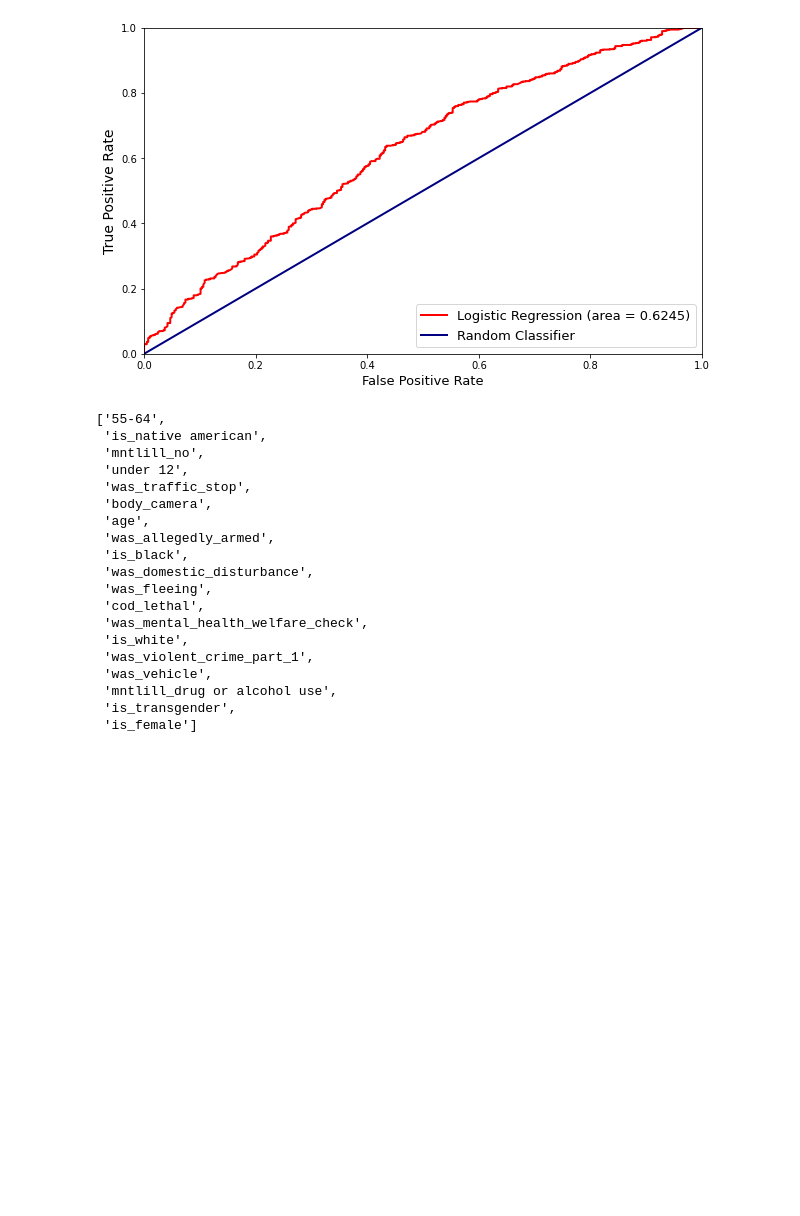
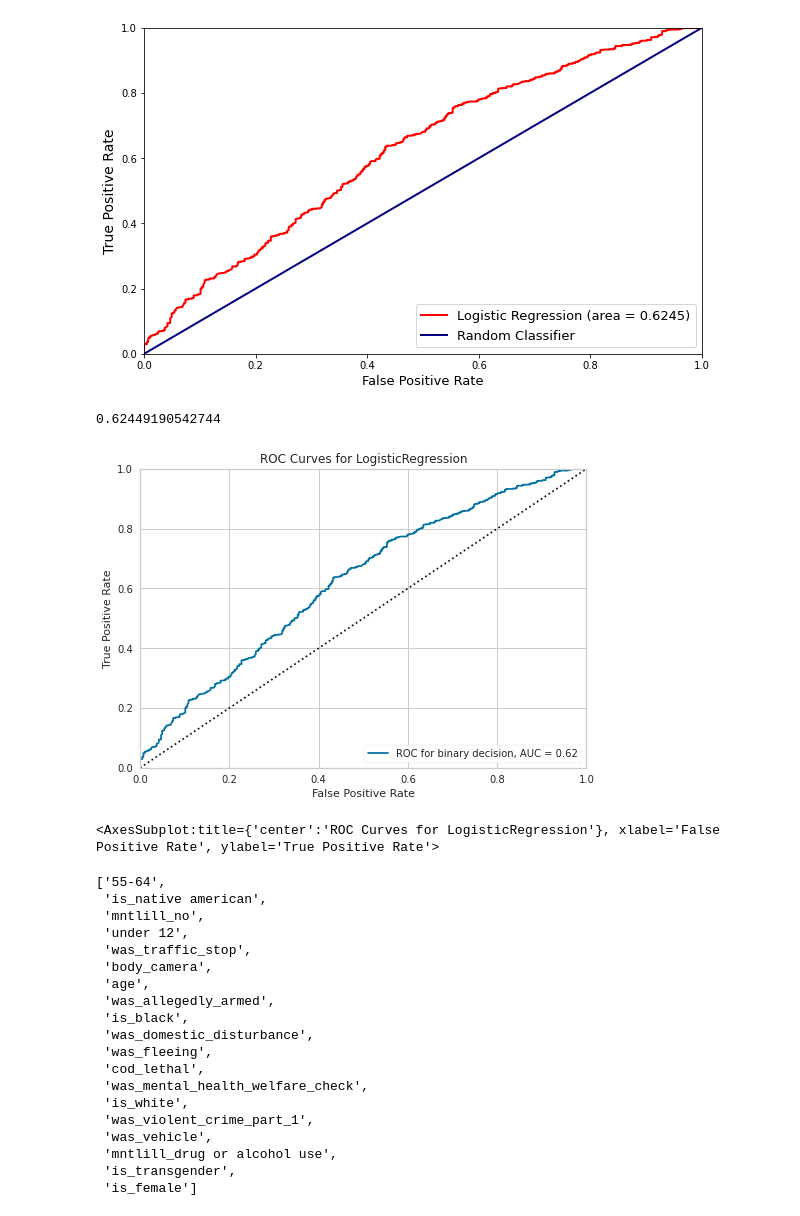
Before and after one commit to MG-Squared/americas_blues, a Jupyter notebook: iteration_one/iter001final_logit.ipynb, the cells around one changed output. Cells and saved outputs as stored; diff of their text form; code cells hidden in the pictures; blank space fills up the shorter version.

```diff
--- a/iteration_one/iter001final_logit.ipynb
+++ b/iteration_one/iter001final_logit.ipynb
@@ -1259,6 +1237,24 @@ plt.legend(loc='lower right', fontsize=13)
 plt.show()
 # %% [output]
 [figure]
+# %%
+roc_auc_score(y_test, y_pred)
+# %% [output]
+0.62449190542744
+# %%
+from yellowbrick.classifier import ROCAUC
+
+# Instaniate the classification model and visualizer
+visualizer = ROCAUC(LogisticRegression(), classes=["threat", "no_threat"],
+micro=False, macro=False, per_class=False
+)
+
+visualizer.fit(X_train[combo_feats], y_train)        # Fit the training data to the visualizer
+visualizer.score(X_test[combo_feats], y_test)        # Evaluate the model on the test data
+visualizer.show()
+# %% [output]
+[figure, added]
+<AxesSubplot:title={'center':'ROC Curves for LogisticRegression'}, xlabel='False Positive Rate', ylabel='True Positive Rate'>
 # %%
 combo_feats
 # %% [output]
```
Also changed, not shown: parts of 7 cells of this notebook.
